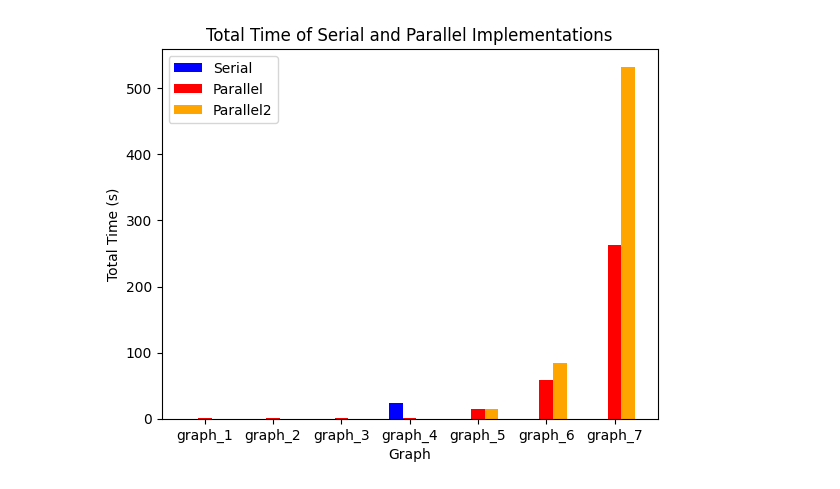
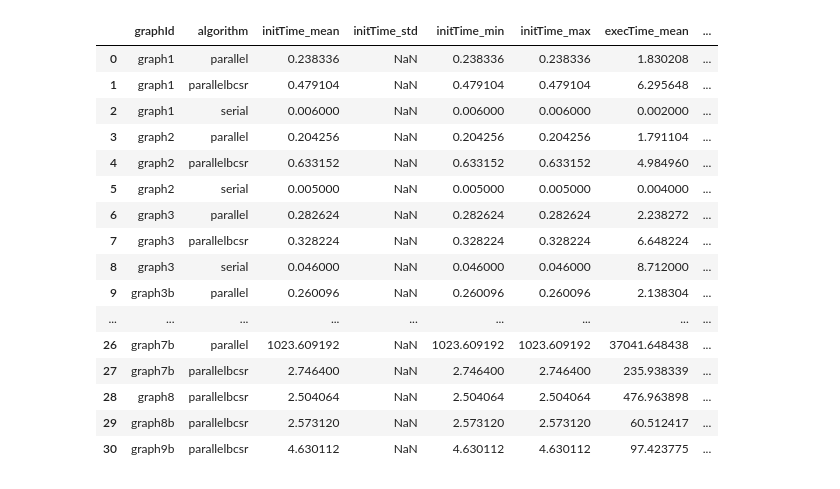
Before and after one commit to Daniele974/GraphCuts_CUDA, a Jupyter notebook: result_analysis.ipynb, the cells around one changed output. Drawn from its saved outputs; the diff is of its cells as text; code cells hidden in the pictures.

```diff
--- a/result_analysis.ipynb
+++ b/result_analysis.ipynb
@@ -142,12 +46,22 @@ plt.show()
-# %%
-plt.bar(x_serial, serial_results['totalTime'], label='Serial', width=width, color=colors[0])
-plt.bar(x_parallel, parallel_results['totalTime'], label='Parallel', width=width, color=colors[1])
-plt.bar(x_parallel2, parallel2_results['totalTime'], label='Parallel2', width=width, color=colors[2])
-plt.xticks(np.arange(max_length), ticks)
-plt.legend(['Serial', 'Parallel', 'Parallel2'])
-plt.title('Total Time of Serial and Parallel Implementations')
-plt.xlabel('Graph')
-plt.ylabel('Total Time (s)')
-plt.show()
-# %% [output]
-[figure, removed]
+# %%
+agg_results = results.groupby(['graphId', 'algorithm']).agg({'initializationTime': ['mean', 'std', 'min', 'max'], 'executionTime': ['mean', 'std', 'min', 'max'], 'totalTime': ['mean', 'std', 'min', 'max']}).reset_index()
+agg_results.columns = ['graphId', 'algorithm', 'initTime_mean', 'initTime_std', 'initTime_min', 'initTime_max', 'execTime_mean', 'execTime_std', 'execTime_min', 'execTime_max', 'totTime_mean', 'totTime_std', 'totTime_min', 'totTime_max']
+agg_results
+# %% [output]
+|  | graphId | algorithm | initTime_mean | initTime_std | initTime_min | initTime_max | execTime_mean | ... |
+| 0 | graph1 | parallel | 0.238336 | NaN | 0.238336 | 0.238336 | 1.830208 | ... |
+| 1 | graph1 | parallelbcsr | 0.479104 | NaN | 0.479104 | 0.479104 | 6.295648 | ... |
+| 2 | graph1 | serial | 0.006000 | NaN | 0.006000 | 0.006000 | 0.002000 | ... |
+| 3 | graph2 | parallel | 0.204256 | NaN | 0.204256 | 0.204256 | 1.791104 | ... |
+| 4 | graph2 | parallelbcsr | 0.633152 | NaN | 0.633152 | 0.633152 | 4.984960 | ... |
+| 5 | graph2 | serial | 0.005000 | NaN | 0.005000 | 0.005000 | 0.004000 | ... |
+| 6 | graph3 | parallel | 0.282624 | NaN | 0.282624 | 0.282624 | 2.238272 | ... |
+| 7 | graph3 | parallelbcsr | 0.328224 | NaN | 0.328224 | 0.328224 | 6.648224 | ... |
+| 8 | graph3 | serial | 0.046000 | NaN | 0.046000 | 0.046000 | 8.712000 | ... |
+| 9 | graph3b | parallel | 0.260096 | NaN | 0.260096 | 0.260096 | 2.138304 | ... |
+| ... | ... | ... | ... | ... | ... | ... | ... | ... |
+| 26 | graph7b | parallel | 1023.609192 | NaN | 1023.609192 | 1023.609192 | 37041.648438 | ... |
+| 27 | graph7b | parallelbcsr | 2.746400 | NaN | 2.746400 | 2.746400 | 235.938339 | ... |
+| 28 | graph8 | parallelbcsr | 2.504064 | NaN | 2.504064 | 2.504064 | 476.963898 | ... |
+| 29 | graph8b | parallelbcsr | 2.573120 | NaN | 2.573120 | 2.573120 | 60.512417 | ... |
+| 30 | graph9b | parallelbcsr | 4.630112 | NaN | 4.630112 | 4.630112 | 97.423775 | ... |
```
Also changed, not shown: parts of 10 cells of this notebook, 32 other files.
